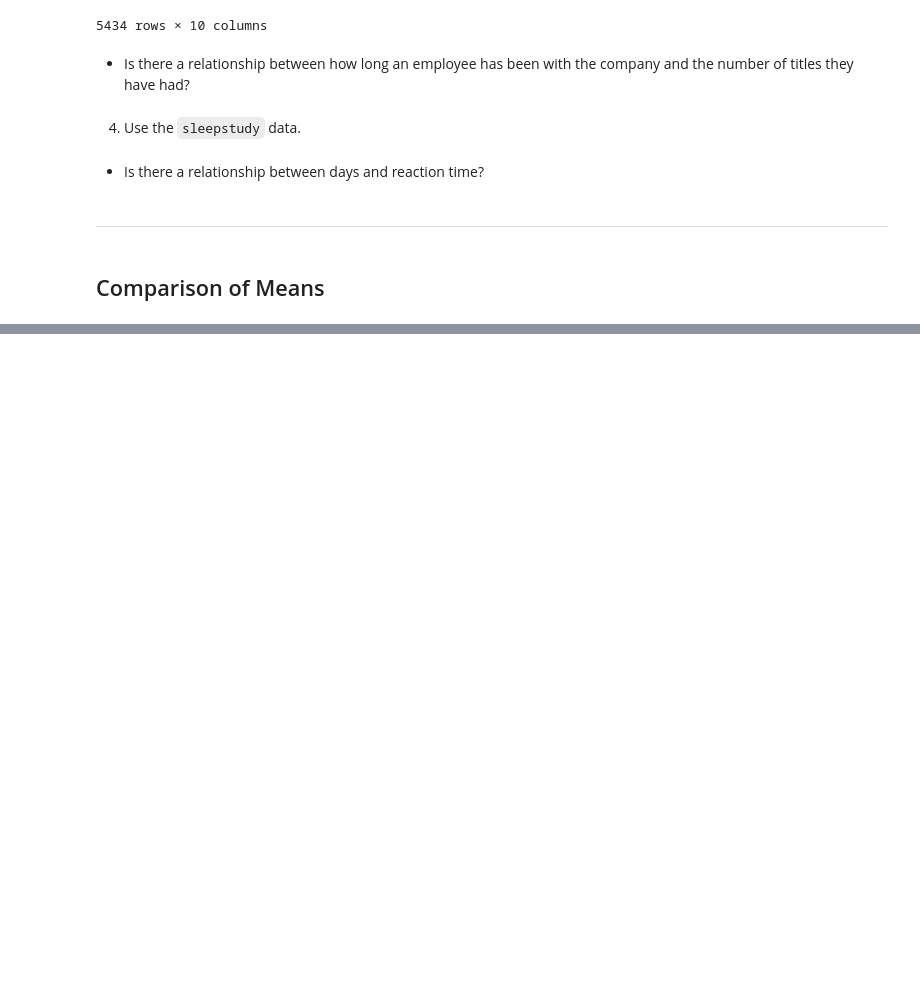
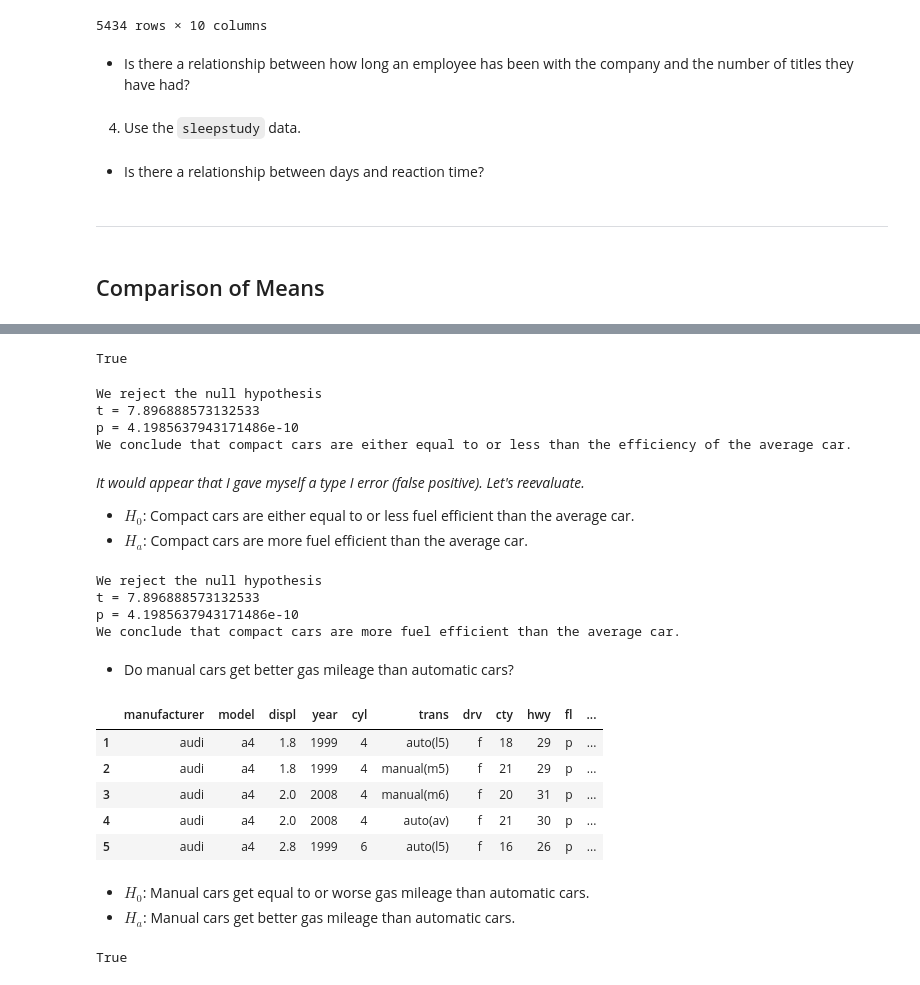
Before and after one commit to Michael-Nelson361/statistics-exercises, a Jupyter notebook: hypothesis_testing.ipynb, the cells around one changed output, grey strips where cells are left out. Cells and saved outputs as stored; diff of their text form; code cells hidden in the pictures; blank space fills up the shorter version.

```diff
--- a/hypothesis_testing.ipynb
+++ b/hypothesis_testing.ipynb
@@ -668,0 +752,3 @@ sleepstudy = data('sleepstudy')
+# %%
+# Add on the averages per vehicle
+mpg['avg_mpg'] = mpg[['cty','hwy']].mean(axis=1)
@@ -668,0 +840,60 @@ sleepstudy = data('sleepstudy')
+# %%
+# test if mean of sample is greater than mean of population
+compact.mean() > mpg.avg_mpg.mean()
+# %% [output]
+True
+# %%
+# Run official test
+t,p = stats.ttest_1samp(compact,mpg.avg_mpg.mean())
+
+if p < alpha:
+    print('We reject the null hypothesis')
+    print(f't = {t}')
+    print(f'p = {p}')
+    print('We conclude that compact cars are either equal to or less than the efficiency of the average car.')
+else:
+    print('We fail to reject the null hypothesis.')
+    print(f't = {t}')
+    print(f'p = {p}')
+    print('We conclude that compact cars are greater than the efficiency of the average car.')
+# %% [output]
+We reject the null hypothesis
+t = 7.896888573132533
+p = 4.1985637943171486e-10
+We conclude that compact cars are either equal to or less than the efficiency of the average car.
+# %% [markdown]
+*It would appear that I gave myself a type I error (false positive). Let's reevaluate.*
+
+- $H_0$: Compact cars are either equal to or less fuel efficient than the average car.
+- $H_a$: Compact cars are more fuel efficient than the average car.
+# %%
+t,p = stats.ttest_1samp(compact,mpg.avg_mpg.mean())
+
+if p < alpha:
+    print('We reject the null hypothesis')
+    print(f't = {t}')
+    print(f'p = {p}')
+    print('We conclude that compact cars are more fuel efficient than the average car.')
+else:
+    print('We fail to reject the null hypothesis.')
+    print(f't = {t}')
+    print(f'p = {p}')
+    print('We conclude that compact cars are equal to or less fuel efficient than the average car.')
+# %% [output]
+We reject the null hypothesis
+t = 7.896888573132533
+p = 4.1985637943171486e-10
+We conclude that compact cars are more fuel efficient than the average car.
+# %% [markdown]
+- Do manual cars get better gas mileage than automatic cars?
+# %%
+# Make new column denoting automatic vs manual
+mpg['trans_type'] = np.where(mpg.trans.str.startswith('a'),'auto','manual')
+mpg.head()
+# %% [output]
+|  | manufacturer | model | displ | year | cyl | trans | drv | cty | hwy | fl | ... |
+| 1 | audi | a4 | 1.8 | 1999 | 4 | auto(l5) | f | 18 | 29 | p | ... |
+| 2 | audi | a4 | 1.8 | 1999 | 4 | manual(m5) | f | 21 | 29 | p | ... |
+| 3 | audi | a4 | 2.0 | 2008 | 4 | manual(m6) | f | 20 | 31 | p | ... |
+| 4 | audi | a4 | 2.0 | 2008 | 4 | auto(av) | f | 21 | 30 | p | ... |
+| 5 | audi | a4 | 2.8 | 1999 | 6 | auto(l5) | f | 16 | 26 | p | ... |
@@ -668,0 +908,8 @@ sleepstudy = data('sleepstudy')
+# %% [markdown]
+- $H_0$: Manual cars get equal to or worse gas mileage than automatic cars.
+- $H_a$: Manual cars get better gas mileage than automatic cars.
+# %%
+# Make a basic test of the hypothesis
+manual.mean() > auto.mean()
+# %% [output]
+True
```
Also changed, not shown: parts of 29 cells of this notebook.
